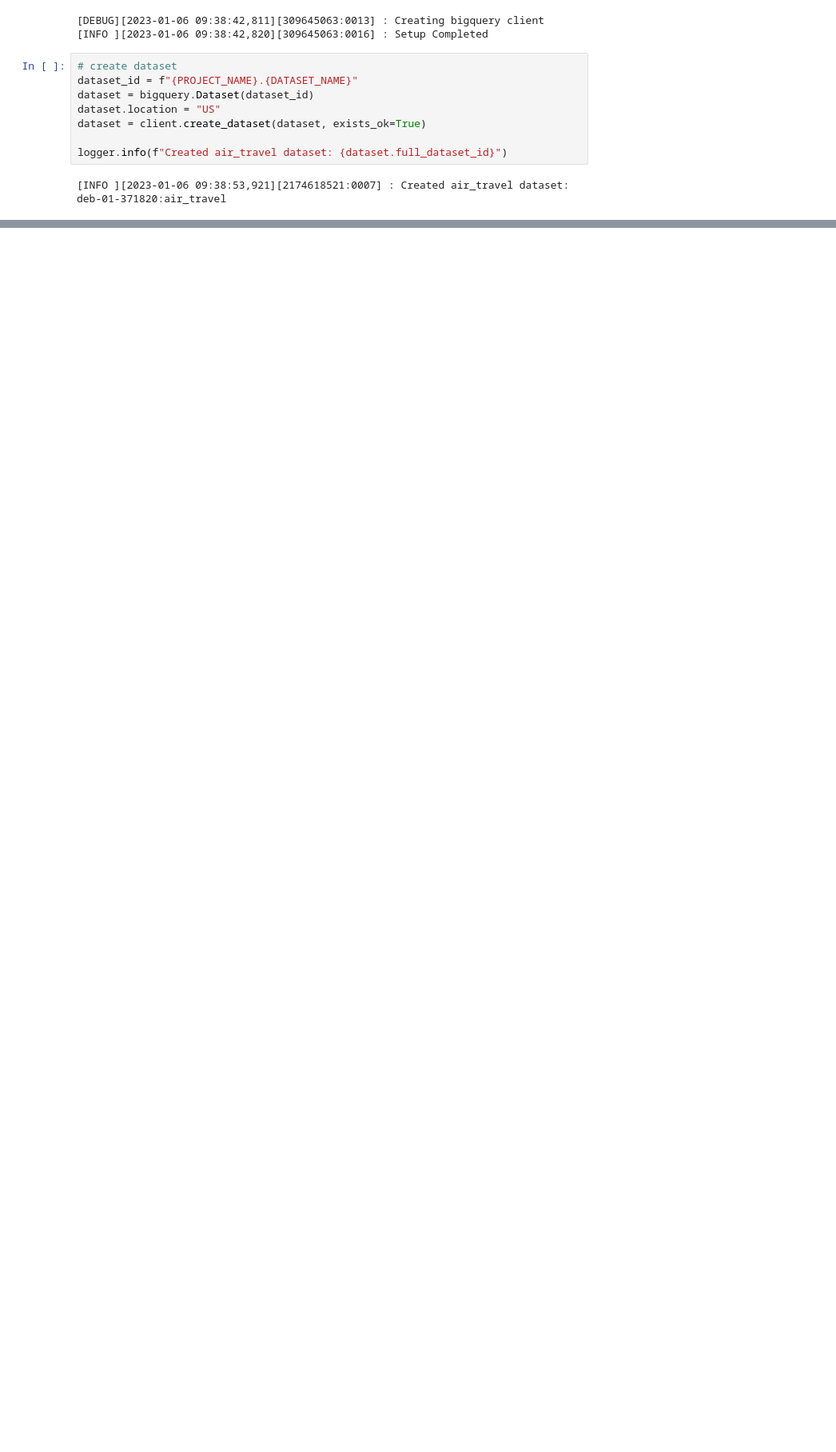
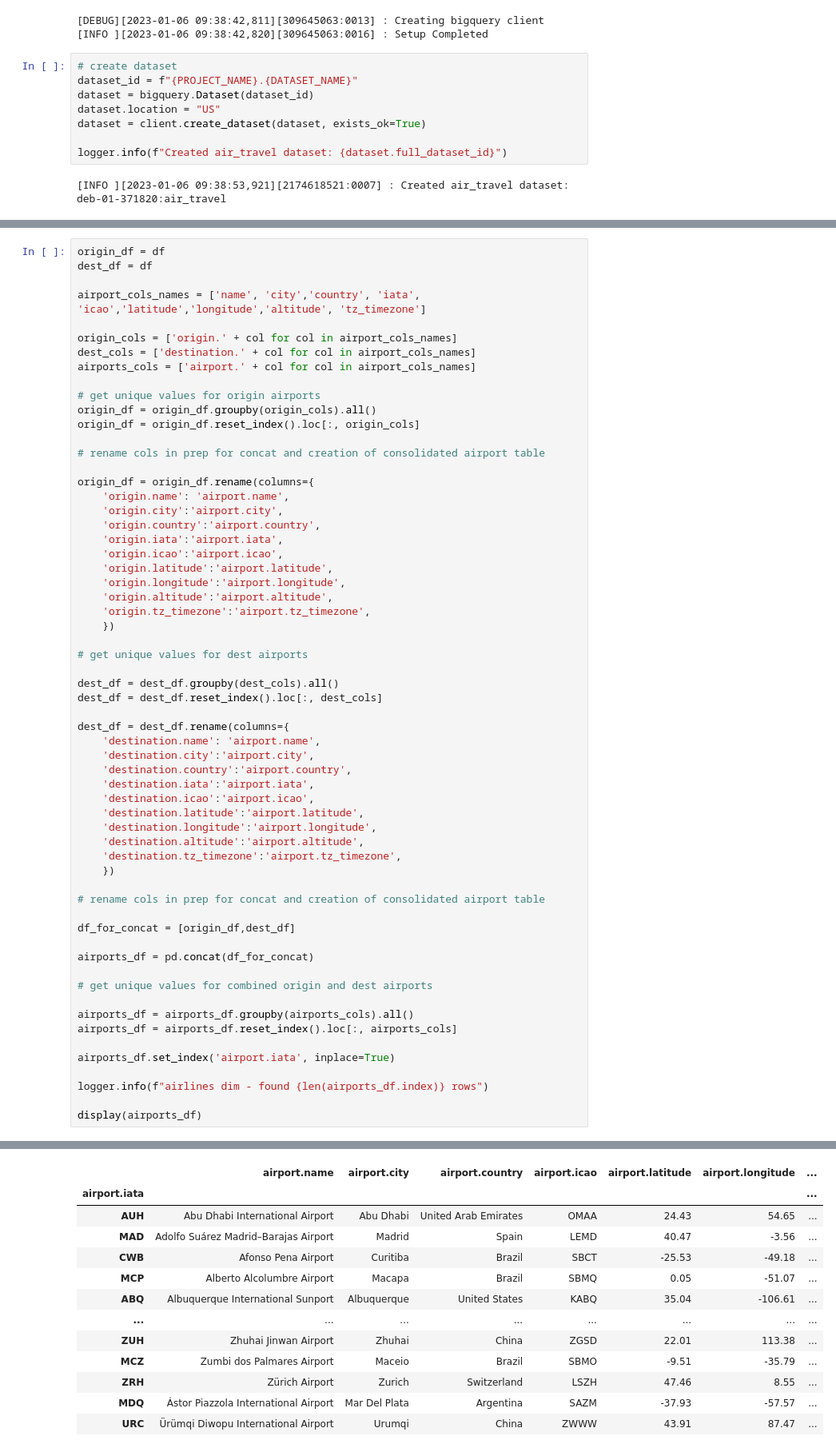
Before and after one commit to rgiosa10/data-modeling-cr, a Jupyter notebook: main.ipynb, the cells around one changed output, grey strips where cells are left out. Shown at 80% size. Drawn from its saved outputs; the diff is of its cells as text; blank space fills up the shorter version.

```diff
--- a/main.ipynb
+++ b/main.ipynb
@@ -213,0 +208,62 @@ airlines_df = airlines_df.set_index()
+# %%
+origin_df = df
+dest_df = df
+
+airport_cols_names = ['name', 'city','country', 'iata', 'icao','latitude','longitude','altitude', 'tz_timezone']
+
+origin_cols = ['origin.' + col for col in airport_cols_names]
+dest_cols = ['destination.' + col for col in airport_cols_names]
+airports_cols = ['airport.' + col for col in airport_cols_names]
+
+# get unique values for origin airports
+origin_df = origin_df.groupby(origin_cols).all()
+origin_df = origin_df.reset_index().loc[:, origin_cols]
+
+# rename cols in prep for concat and creation of consolidated airport table
+
+origin_df = origin_df.rename(columns={
+    'origin.name': 'airport.name',
+    'origin.city':'airport.city',
+    'origin.country':'airport.country',
+    'origin.iata':'airport.iata',
+    'origin.icao':'airport.icao',
+    'origin.latitude':'airport.latitude',
+    'origin.longitude':'airport.longitude',
+    'origin.altitude':'airport.altitude',
+    'origin.tz_timezone':'airport.tz_timezone',
+    })
+
+# get unique values for dest airports
+
+dest_df = dest_df.groupby(dest_cols).all()
+dest_df = dest_df.reset_index().loc[:, dest_cols]
+
+dest_df = dest_df.rename(columns={
+    'destination.name': 'airport.name',
+    'destination.city':'airport.city',
+    'destination.country':'airport.country',
+    'destination.iata':'airport.iata',
+    'destination.icao':'airport.icao',
+    'destination.latitude':'airport.latitude',
+    'destination.longitude':'airport.longitude',
+    'destination.altitude':'airport.altitude',
+    'destination.tz_timezone':'airport.tz_timezone',
+    })
+
+# rename cols in prep for concat and creation of consolidated airport table
+
+df_for_concat = [origin_df,dest_df]
+
+airports_df = pd.concat(df_for_concat)
+
+# get unique values for combined origin and dest airports
+
+airports_df = airports_df.groupby(airports_cols).all()
+airports_df = airports_df.reset_index().loc[:, airports_cols]
+
+airports_df.set_index('airport.iata', inplace=True)
+
+logger.info(f"airlines dim - found {len(airports_df.index)} rows")
+
+display(airports_df)
+# %% [output]
@@ -213,0 +271,13 @@ airlines_df = airlines_df.set_index()
+|  | airport.name | airport.city | airport.country | airport.icao | airport.latitude | airport.longitude | ... |
+| airport.iata |  |  |  |  |  |  | ... |
+| AUH | Abu Dhabi International Airport | Abu Dhabi | United Arab Emirates | OMAA | 24.43 | 54.65 | ... |
+| MAD | Adolfo Suárez Madrid–Barajas Airport | Madrid | Spain | LEMD | 40.47 | -3.56 | ... |
+| CWB | Afonso Pena Airport | Curitiba | Brazil | SBCT | -25.53 | -49.18 | ... |
+| MCP | Alberto Alcolumbre Airport | Macapa | Brazil | SBMQ | 0.05 | -51.07 | ... |
+| ABQ | Albuquerque International Sunport | Albuquerque | United States | KABQ | 35.04 | -106.61 | ... |
+| ... | ... | ... | ... | ... | ... | ... | ... |
+| ZUH | Zhuhai Jinwan Airport | Zhuhai | China | ZGSD | 22.01 | 113.38 | ... |
+| MCZ | Zumbi dos Palmares Airport | Maceio | Brazil | SBMO | -9.51 | -35.79 | ... |
+| ZRH | Zürich Airport | Zurich | Switzerland | LSZH | 47.46 | 8.55 | ... |
+| MDQ | Ástor Piazzola International Airport | Mar Del Plata | Argentina | SAZM | -37.93 | -57.57 | ... |
+| URC | Ürümqi Diwopu International Airport | Urumqi | China | ZWWW | 43.91 | 87.47 | ... |
```
Also changed, not shown: parts of 3 cells of this notebook, 1 other file.
